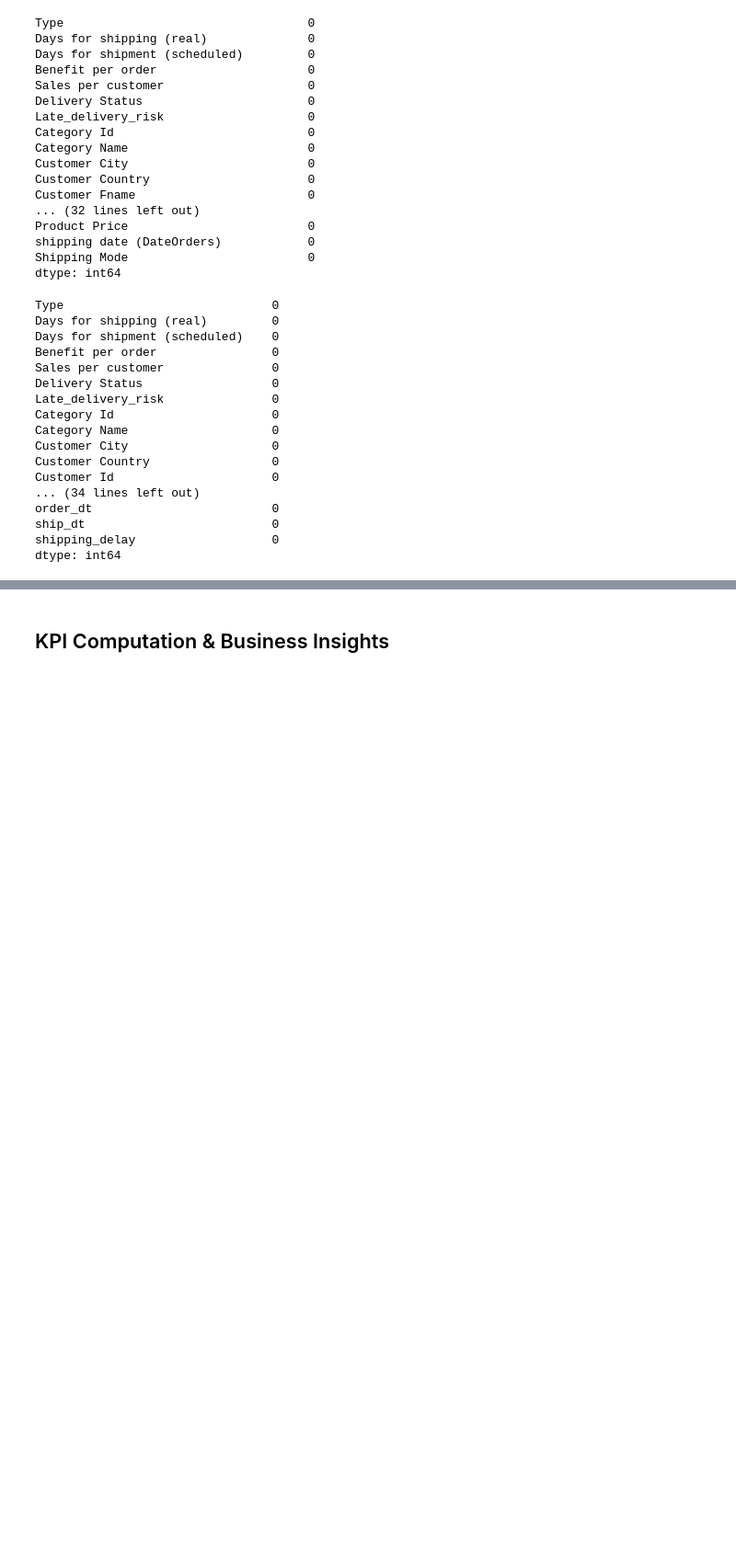
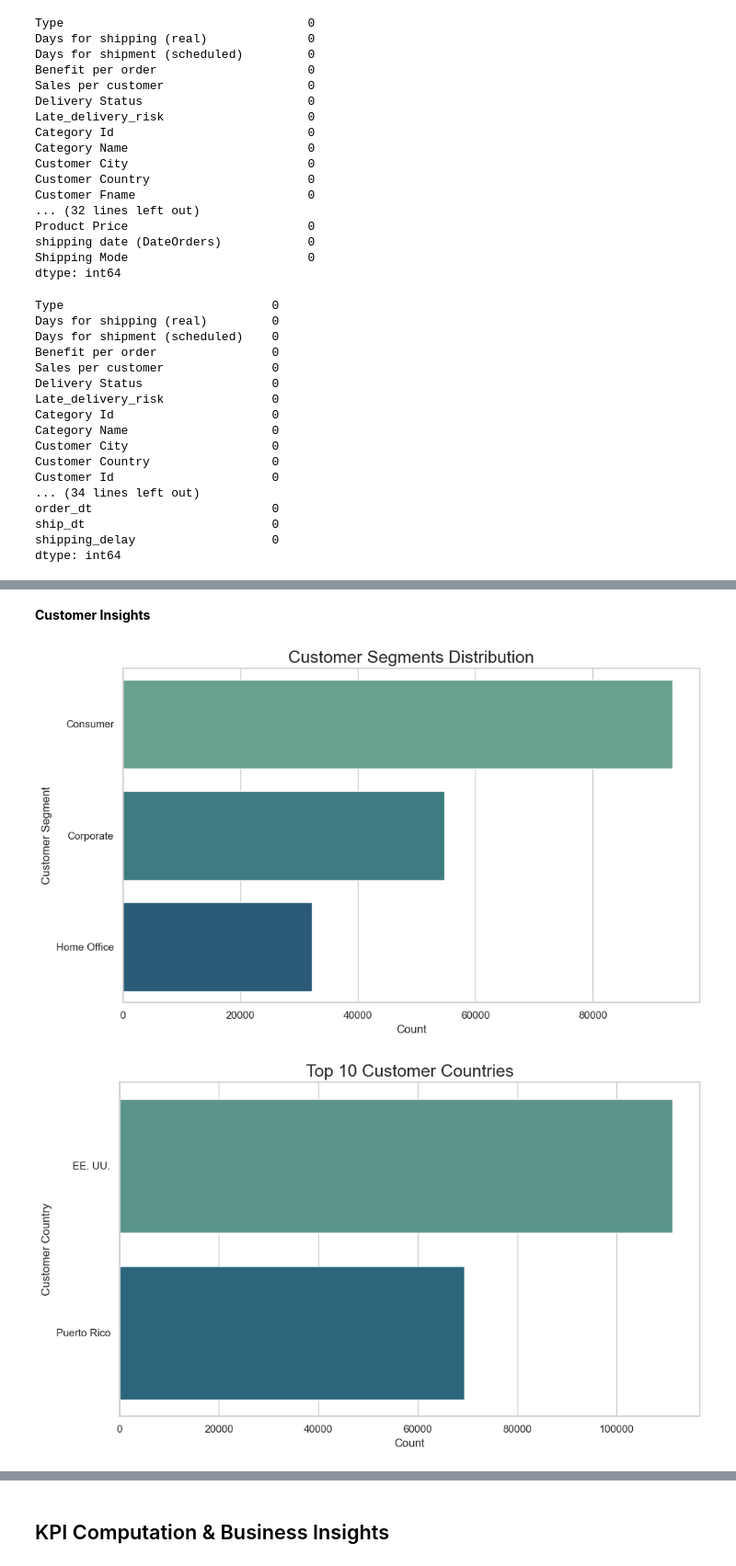
Before and after one commit to devkoustavdas/supply-chain-and-sales-analysis, a Jupyter notebook: Analysis.ipynb, the cells around one changed output, grey strips where cells are left out. Shown at 92% size. Saved outputs shown, nothing was run; the diff lists cells and outputs as text; code cells hidden in the pictures; blank space fills up the shorter version.

```diff
--- a/Analysis.ipynb
+++ b/Analysis.ipynb
@@ -128,0 +210,10 @@ dtype: int64
+# %% [markdown]
+**Customer Insights**
+# %%
+bar_chart("Customer Segment", "Customer Segments Distribution")
+bar_chart("Customer Country", "Top 10 Customer Countries", top_n=10)
+bar_chart("Customer State", "Top 10 Customer States", top_n=10)
+quant_count("Sales per customer", "Sales per Customer Distribution")
+# %% [output]
+[figure, added]
+[figure, added]
```
Also changed, not shown: parts of 38 cells of this notebook, 1 other file.
